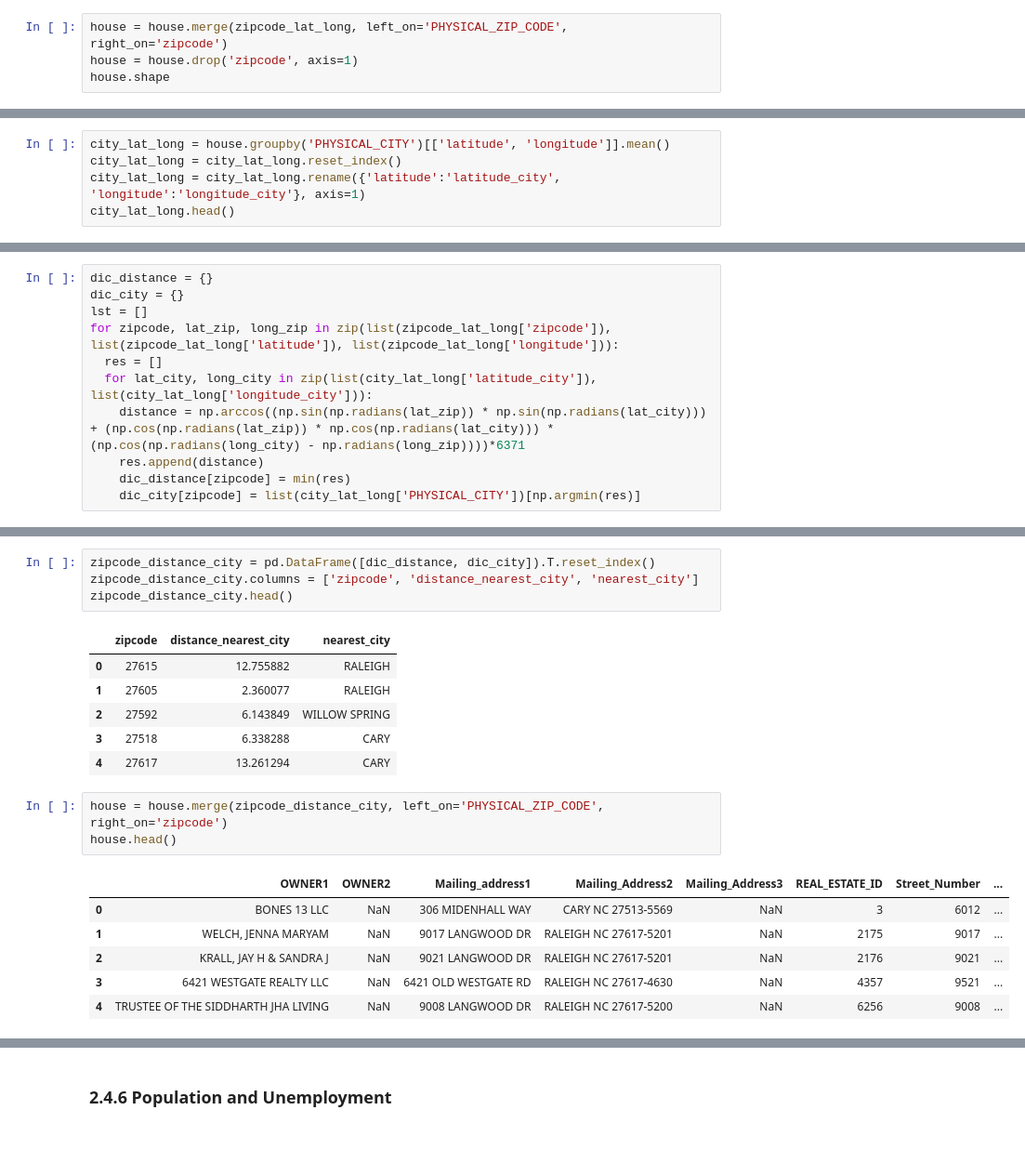
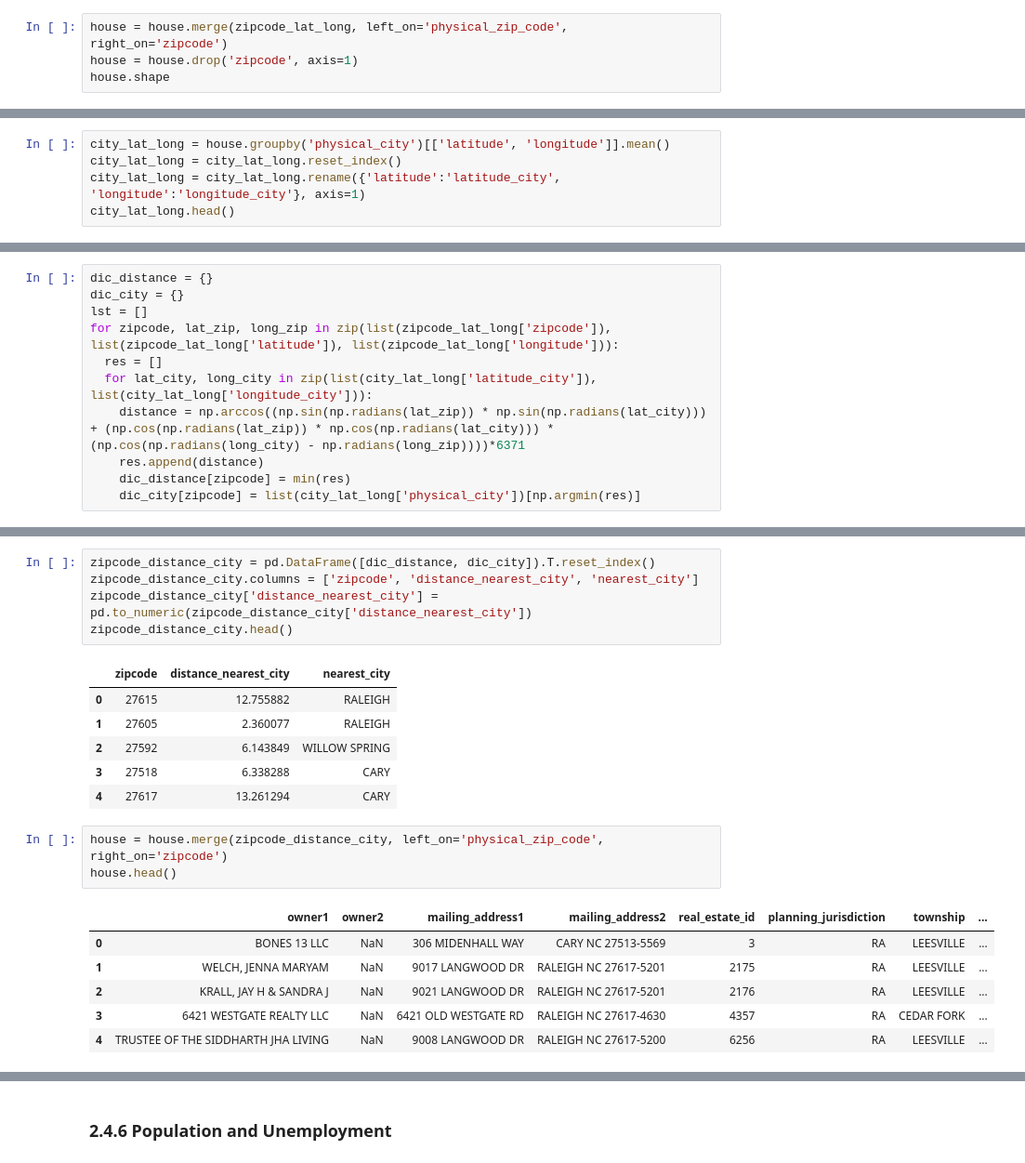
Before and after one commit to tsar1987/Capstone_Project_Two, a Jupyter notebook: Capstone_Two_Step_2_Data_Wrangling_Oct29_2023.ipynb, the cells around one changed output, grey strips where cells are left out. Shown at 93% size. Cells and saved outputs as stored; diff of their text form.

```diff
--- a/Capstone_Two_Step_2_Data_Wrangling_Oct29_2023.ipynb
+++ b/Capstone_Two_Step_2_Data_Wrangling_Oct29_2023.ipynb
@@ -636,5 +804,5 @@ house.shape
 # %%
-house = house.merge(zipcode_lat_long, left_on='PHYSICAL_ZIP_CODE', right_on='zipcode')
+house = house.merge(zipcode_lat_long, left_on='physical_zip_code', right_on='zipcode')
 house = house.drop('zipcode', axis=1)
 house.shape
 # %% [output]
@@ -642,7 +810,7 @@ house.shape
 # %% [markdown]
 ### 2.4.2 Calculate City Longitude and Latitude
 # %%
-city_lat_long = house.groupby('PHYSICAL_CITY')[['latitude', 'longitude']].mean()
+city_lat_long = house.groupby('physical_city')[['latitude', 'longitude']].mean()
 city_lat_long = city_lat_long.reset_index()
 city_lat_long = city_lat_long.rename({'latitude':'latitude_city', 'longitude':'longitude_city'}, axis=1)
 city_lat_long.head()
@@ -736,7 +904,7 @@ for zipcode, lat_zip, long_zip in zip(list(zipcode_lat_long['zipcode']), list(zi
     distance = np.arccos((np.sin(np.radians(lat_zip)) * np.sin(np.radians(lat_city))) + (np.cos(np.radians(lat_zip)) * np.cos(np.radians(lat_city))) * (np.cos(np.radians(long_city) - np.radians(long_zip))))*6371
     res.append(distance)
     dic_distance[zipcode] = min(res)
-    dic_city[zipcode] = list(city_lat_long['PHYSICAL_CITY'])[np.argmin(res)]
+    dic_city[zipcode] = list(city_lat_long['physical_city'])[np.argmin(res)]
 # %%
 dic_distance
 # %% [output]
@@ -782,6 +950,7 @@ dic_city
 # %%
 zipcode_distance_city = pd.DataFrame([dic_distance, dic_city]).T.reset_index()
 zipcode_distance_city.columns = ['zipcode', 'distance_nearest_city', 'nearest_city']
+zipcode_distance_city['distance_nearest_city'] = pd.to_numeric(zipcode_distance_city['distance_nearest_city'])
 zipcode_distance_city.head()
 # %% [output]
 |  | zipcode | distance_nearest_city | nearest_city |
@@ -791,15 +960,15 @@ zipcode_distance_city.head()
 | 3 | 27518 | 6.338288 | CARY |
 | 4 | 27617 | 13.261294 | CARY |
 # %%
-house = house.merge(zipcode_distance_city, left_on='PHYSICAL_ZIP_CODE', right_on='zipcode')
+house = house.merge(zipcode_distance_city, left_on='physical_zip_code', right_on='zipcode')
 house.head()
 # %% [output]
-|  | OWNER1 | OWNER2 | Mailing_address1 | Mailing_Address2 | Mailing_Address3 | REAL_ESTATE_ID | Street_Number | ... |
-| 0 | BONES 13 LLC | NaN | 306 MIDENHALL WAY | CARY NC 27513-5569 | NaN | 3 | 6012 | ... |
-| 1 | WELCH, JENNA MARYAM | NaN | 9017 LANGWOOD DR | RALEIGH NC 27617-5201 | NaN | 2175 | 9017 | ... |
-| 2 | KRALL, JAY H & SANDRA J | NaN | 9021 LANGWOOD DR | RALEIGH NC 27617-5201 | NaN | 2176 | 9021 | ... |
-| 3 | 6421 WESTGATE REALTY LLC | NaN | 6421 OLD WESTGATE RD | RALEIGH NC 27617-4630 | NaN | 4357 | 9521 | ... |
-| 4 | TRUSTEE OF THE SIDDHARTH JHA LIVING | NaN | 9008 LANGWOOD DR | RALEIGH NC 27617-5200 | NaN | 6256 | 9008 | ... |
+|  | owner1 | owner2 | mailing_address1 | mailing_address2 | real_estate_id | planning_jurisdiction | township | ... |
+| 0 | BONES 13 LLC | NaN | 306 MIDENHALL WAY | CARY NC 27513-5569 | 3 | RA | LEESVILLE | ... |
+| 1 | WELCH, JENNA MARYAM | NaN | 9017 LANGWOOD DR | RALEIGH NC 27617-5201 | 2175 | RA | LEESVILLE | ... |
+| 2 | KRALL, JAY H & SANDRA J | NaN | 9021 LANGWOOD DR | RALEIGH NC 27617-5201 | 2176 | RA | LEESVILLE | ... |
+| 3 | 6421 WESTGATE REALTY LLC | NaN | 6421 OLD WESTGATE RD | RALEIGH NC 27617-4630 | 4357 | RA | CEDAR FORK | ... |
+| 4 | TRUSTEE OF THE SIDDHARTH JHA LIVING | NaN | 9008 LANGWOOD DR | RALEIGH NC 27617-5200 | 6256 | RA | LEESVILLE | ... |
 # %%
 house = house.drop(['zipcode', 'latitude', 'longitude'], axis=1)
 house.shape
```
Also changed, not shown: parts of 125 cells of this notebook.
